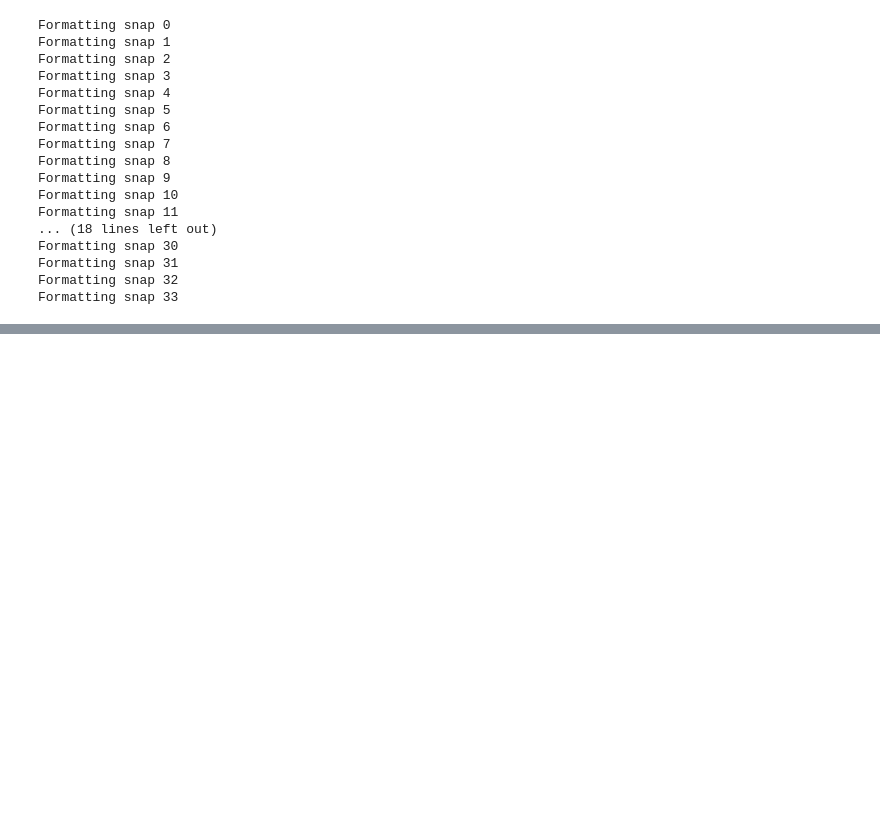
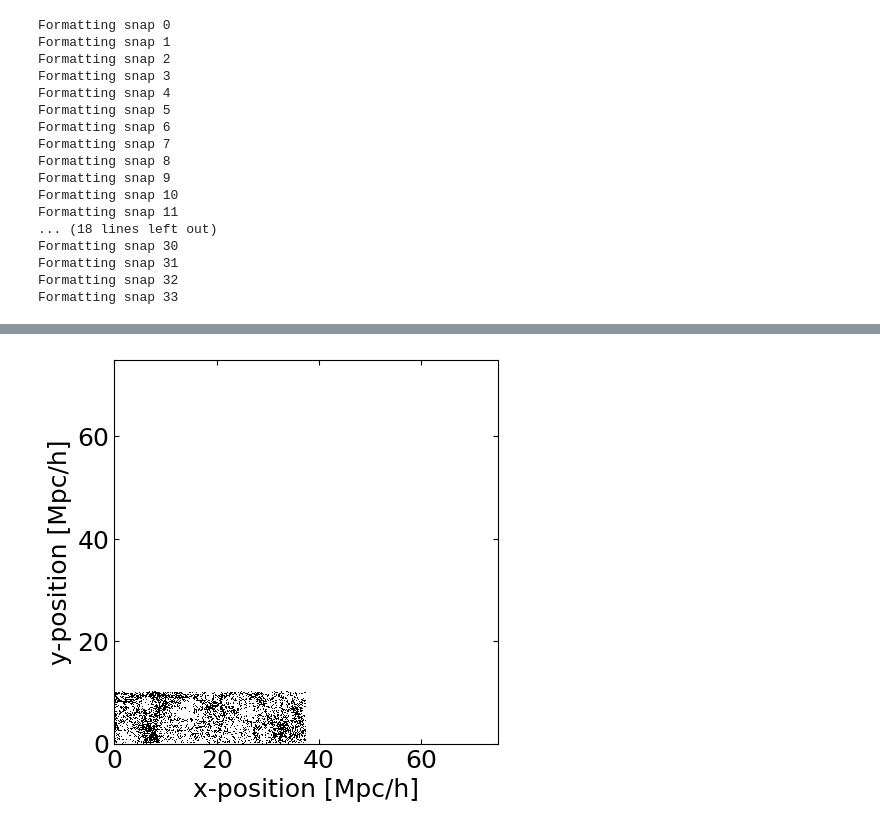
Before and after one commit to shubhagrawal30/CosmoIM, a Jupyter notebook: notebooks/simim.ipynb, the cells around one changed output, grey strips where cells are left out. Cells and saved outputs as stored; diff of their text form; code cells hidden in the pictures; blank space fills up the shorter version.

```diff
--- a/notebooks/simim.ipynb
+++ b/notebooks/simim.ipynb
@@ -168,0 +223,6 @@ Formatting snap 33
+# %%
+snaphandler.set_property_range('pos_x',0,10) # Restrict catalog to only halos with pos_x<10 Mpc/h
+snaphandler.set_property_range('pos_y',0,10) # Restrict catalog to only halos with pos_y<10 Mpc/h
+snaphandler.plot('pos_x','pos_y',axkws={'xlabel':'x-position [Mpc/h]','ylabel':'y-position [Mpc/h]','aspect':'equal','xlim':[0,75],'ylim':[0,75]},plotkws={'marker':',','color':'k'})
+# %% [output]
+[figure, added]
```
Also changed, not shown: parts of 15 cells of this notebook.
